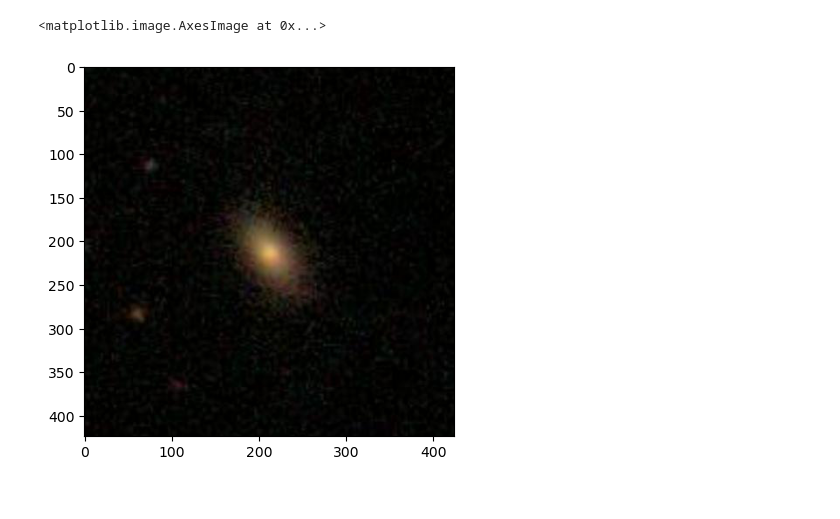
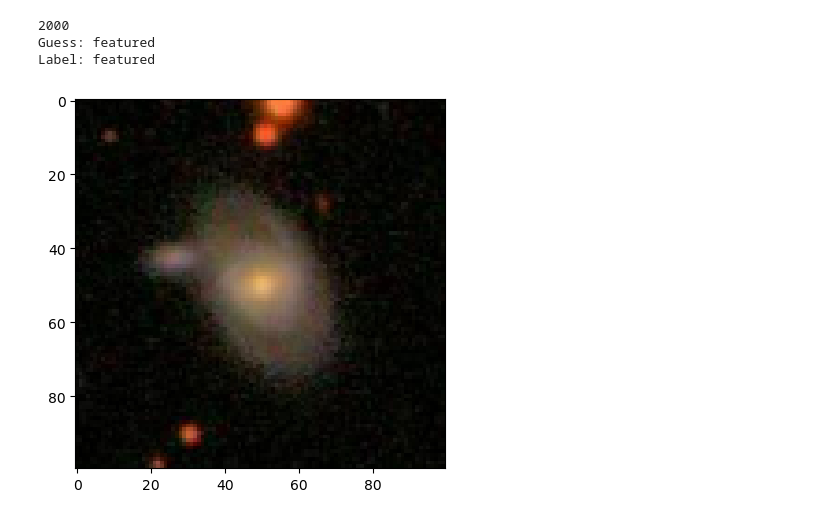
Before and after one commit to maxicraftone/Classification-of-Galaxies, a Jupyter notebook: notebook.ipynb, the cells around one changed output. Cells and saved outputs as stored; diff of their text form; code cells hidden in the pictures.

```diff
--- a/notebook.ipynb
+++ b/notebook.ipynb
@@ -16,3 +17,12 @@ batch_size = 64
+# %%
+### Parameters
+batch_size = 10
+crop_size = 256
+image_size = 100
+
+### Hyperparams
+learning_rate = 0.002
+betas = (0.7, 0.999)
 # %%
 class GZ2Dataset(Dataset):
     def __init__(self, csv_file_maps: str, csv_file_data: str, root_dir: str, transform = None) -> None:
@@ -26,7 +36,7 @@ class GZ2Dataset(Dataset):
             transform (class from torchvision.transforms): Transform to be used on the image data
         """
         self.maps = pd.read_csv(csv_file_maps)
-        self.data = pd.read_csv(csv_file_data)
+        self.data = pd.read_csv(csv_file_data)[:10000]
         self.root_dir = root_dir
         self.transform = transform
 
@@ -59,13 +69,15 @@ class GZ2Dataset(Dataset):
 
         # pandas Dataframe containing all the datapoints for the given dr7objid
         image_data = self.data.loc[self.data['dr7objid'] == dr7objid]
+
+        # Select prediction (for t01) from maximum percentage of votes
         predictions = [image_data.to_numpy()[0][13], image_data.to_numpy()[0][19], image_data.to_numpy()[0][25]]
         prediction = predictions.index(max(predictions))
 
         # Possible predictions:
         # 0:= smooth
         # 1:= features
-        # 2:= starshape
+        # 2:= star
 
         if self.transform:
             image = self.transform(image)
@@ -74,19 +86,12 @@ class GZ2Dataset(Dataset):
 
         return tuple(output)
 # %%
-transform = transforms.Compose([transforms.ToTensor()]) # Transforms to be used on the data
+transform = transforms.Compose([transforms.ToTensor(), transforms.CenterCrop(crop_size), transforms.Resize(image_size)]) # Transforms to be used on the data
 
-dataset = GZ2Dataset(csv_file_maps='gz2_filename_mapping.csv', csv_file_data='gz2_hart16.csv', root_dir='images_gz2/images/', transform=transform)
+dataset = GZ2Dataset(csv_file_maps='gz2_filename_mapping.csv', csv_file_data='gz2_hart16_cleaned.csv', root_dir='images_gz2/images/', transform=transform)
 
 # Split dataset into training and testing data using 80% of the dataset for training and 20% for testing
 trainset, testset = random_split(dataset, [round(0.8*len(dataset)), round(0.2*len(dataset))])
 # %%
 trainloader = DataLoader(trainset, batch_size=batch_size, shuffle=True)
 testloader = DataLoader(testset, batch_size=batch_size, shuffle=True)
-# %%
-image, label = next(iter(trainloader))
-
-plt.imshow(image[0].permute(1,2,0).numpy())
-# %% [output]
-<matplotlib.image.AxesImage at 0x...>
-[figure, removed]
@@ -94,0 +134,5 @@ stuff = dataset.data
+# %%
+net_t01 = CNN_T01()
+
+optimizer = Adam(net_t01.parameters(), lr=learning_rate, betas=betas)
+criterion = nn.CrossEntropyLoss()
@@ -94,0 +191,18 @@ stuff = dataset.data
+# %%
+image, label = next(iter(testloader))
+
+print(len(testset))
+
+prediction = net_t01(image.reshape(batch_size,3,image_size,image_size))
+
+plt.imshow(image[0].permute(1,2,0).numpy())
+
+#print(prediction.topk(1,dim=1)[1][0])
+
+print('Guess: ' + ['smooth', 'featured', 'star'][prediction.topk(1,dim=1)[1][0].item()])
+print('Label: ' + ['smooth', 'featured', 'star'][label[0].item()])
+# %% [output]
+2000
+Guess: featured
+Label: featured
+[figure, added]
```
Also changed, not shown: parts of 5 cells of this notebook, 1 other file.
